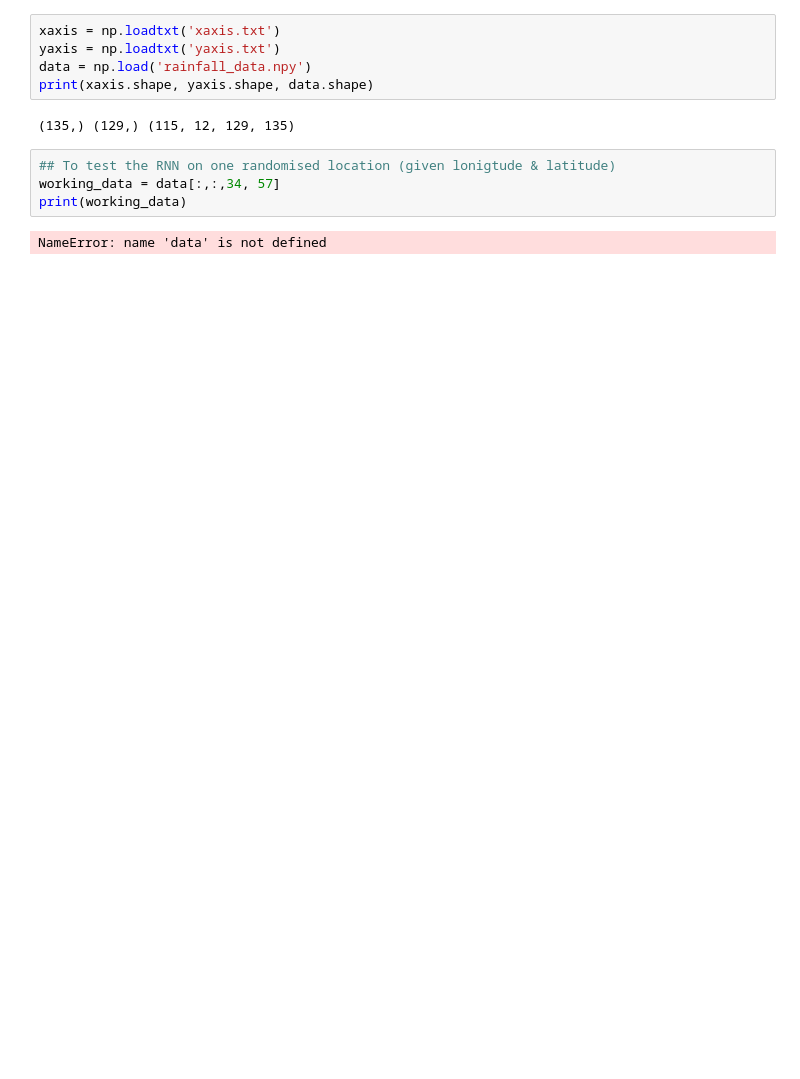
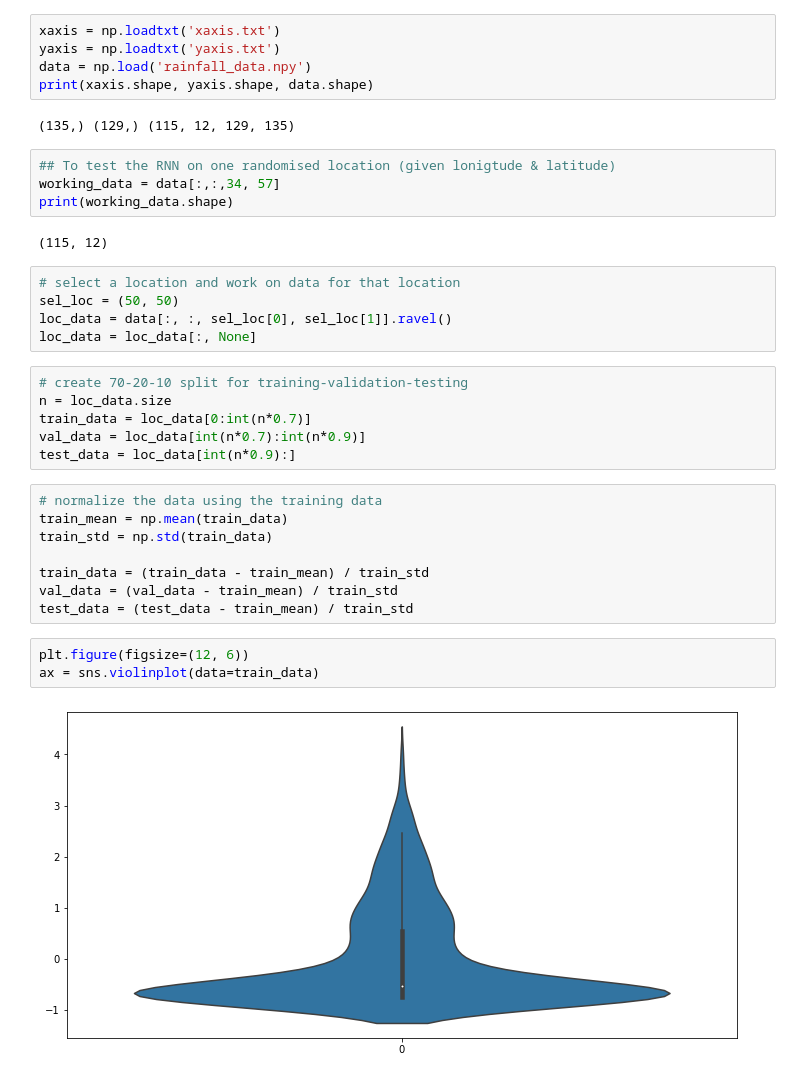
Before and after one commit to saugatbh/RainfallDataAnalysis, a Jupyter notebook: sandbox/Gridwise_Forecasting_RNN.ipynb, the cells around one changed output. Cells and saved outputs as stored; diff of their text form; blank space fills up the shorter version.

```diff
--- a/sandbox/Gridwise_Forecasting_RNN.ipynb
+++ b/sandbox/Gridwise_Forecasting_RNN.ipynb
@@ -18,6 +47,30 @@ print(xaxis.shape, yaxis.shape, data.shape)
 # %%
 ## To test the RNN on one randomised location (given lonigtude & latitude)
 working_data = data[:,:,34, 57]
-print(working_data)
+print(working_data.shape)
 # %% [output]
-NameError: name 'data' is not defined
+(115, 12)
+# %%
+# select a location and work on data for that location
+sel_loc = (50, 50)
+loc_data = data[:, :, sel_loc[0], sel_loc[1]].ravel()
+loc_data = loc_data[:, None]
+# %%
+# create 70-20-10 split for training-validation-testing
+n = loc_data.size
+train_data = loc_data[0:int(n*0.7)]
+val_data = loc_data[int(n*0.7):int(n*0.9)]
+test_data = loc_data[int(n*0.9):]
+# %%
+# normalize the data using the training data
+train_mean = np.mean(train_data)
+train_std = np.std(train_data)
+
+train_data = (train_data - train_mean) / train_std
+val_data = (val_data - train_mean) / train_std
+test_data = (test_data - train_mean) / train_std
+# %%
+plt.figure(figsize=(12, 6))
+ax = sns.violinplot(data=train_data)
+# %% [output]
+[figure, added]
```
Also changed, not shown: parts of 21 cells of this notebook.
